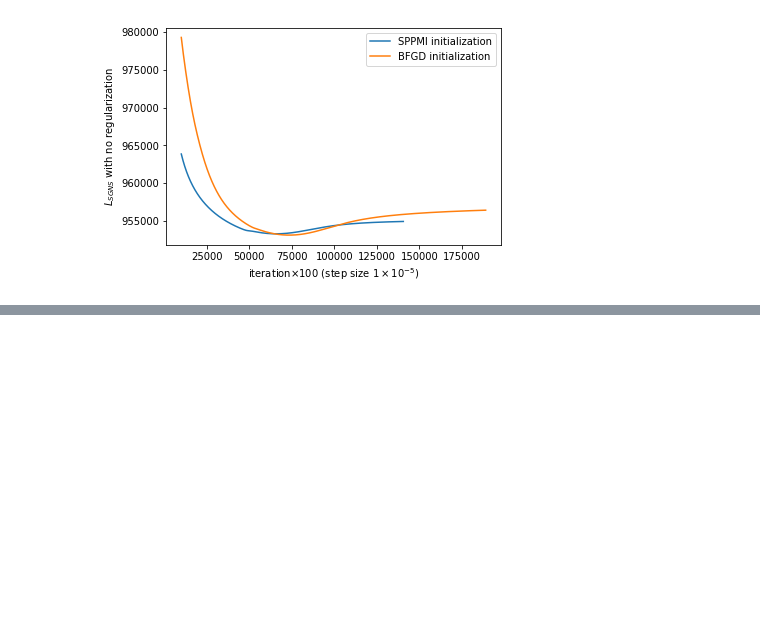
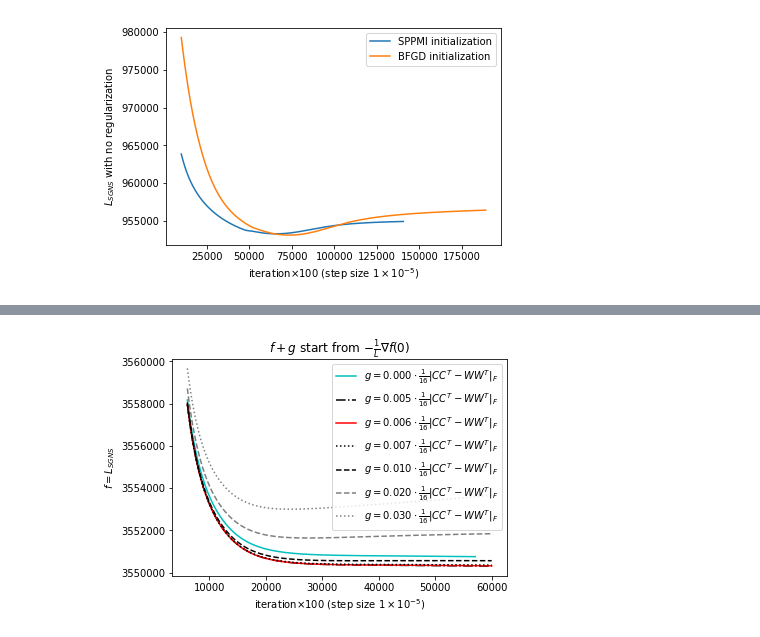
Before and after one commit to YerongLi/BFGD-sgns, a Jupyter notebook: plot.ipynb, the cells around one changed output, grey strips where cells are left out. Cells and saved outputs as stored; diff of their text form; code cells hidden in the pictures; blank space fills up the shorter version.

```diff
--- a/plot.ipynb
+++ b/plot.ipynb
@@ -61,2 +103,59 @@ plt.savefig('img/stepSizes')
+# %%
+plt.figure()
+start = 60
+end = 600
+
+with open('log.2x0reg0.000-1.txt') as file:
+    x=[]; y=[]
+    for line in file:
+        x.append(int(line.split(' ')[2]))
+        y.append(float(line.replace('(','').replace(')','').replace(',','').split(' ')[4]))
+    plt.plot(x[start:end],y[start:end], 'c', label='$g=0.000\cdot\\frac{1}{16}\\|CC^T-WW^T\\|_F$')
+
+with open('log.2x0reg0.005-1.txt') as file:
+    x=[]; y=[]
+    for line in file:
+        x.append(int(line.split(' ')[2]))
+        y.append(float(line.replace('(','').replace(')','').replace(',','').split(' ')[4]))
+    plt.plot(x[start:end],y[start:end], 'k-.',label='$g=0.005\cdot\\frac{1}{16}\\|CC^T-WW^T\\|_F$')
+
+with open('log.2x0reg0.006-1.txt') as file:
+    x=[]; y=[]
+    for line in file:
+        x.append(int(line.split(' ')[2]))
+        y.append(float(line.replace('(','').replace(')','').replace(',','').split(' ')[4]))
+    plt.plot(x[start:end],y[start:end], 'r',label='$g=0.006\cdot\\frac{1}{16}\\|CC^T-WW^T\\|_F$')
+
+with open('log.2x0reg0.007-1.txt') as file:
+    x=[]; y=[]
+    for line in file:
+        x.append(int(line.split(' ')[2]))
+        y.append(float(line.replace('(','').replace(')','').replace(',','').split(' ')[4]))
+    plt.plot(x[start:end],y[start:end], 'k:', label='$g=0.007\cdot\\frac{1}{16}\\|CC^T-WW^T\\|_F$')
+with open('log.2x0reg0.010-1.txt') as file:
+    x=[]; y=[]
+    for line in file:
+        x.append(int(line.split(' ')[2]))
+        y.append(float(line.replace('(','').replace(')','').replace(',','').split(' ')[4]))
+    plt.plot(x[start:end],y[start:end], 'k--',label='$g=0.010\cdot\\frac{1}{16}\\|CC^T-WW^T\\|_F$')
+with open('log.2x0reg0.020-1.txt') as file:
+    x=[]; y=[]
+    for line in file:
+        x.append(int(line.split(' ')[2]))
+        y.append(float(line.replace('(','').replace(')','').replace(',','').split(' ')[4]))
+    plt.plot(x[start:end],y[start:end], 'C7--',label='$g=0.020\cdot\\frac{1}{16}\\|CC^T-WW^T\\|_F$')
+with open('log.2x0reg0.030-1.txt') as file:
+    x=[]; y=[]
+    for line in file:
+        x.append(int(line.split(' ')[2]))
+        y.append(float(line.replace('(','').replace(')','').replace(',','').split(' ')[4]))
+    plt.plot(x[start:end],y[start:end], 'C7:',label='$g=0.030\cdot\\frac{1}{16}\\|CC^T-WW^T\\|_F$')
+plt.legend(loc='best')
+plt.title('$f+g$ start from $-\\frac{1}{L}\\nabla f(0)$')
+plt.xlabel('iteration$\\times 100$ (step size $1\\times10^{-5}$)')
+plt.ylabel('$f=L_{SGNS}$')
+plt.savefig('img/regularizationX0')
+# %% [output]
+[figure, added]
 # %%
 plt.figure()
```
Also changed, not shown: parts of 4 cells of this notebook, 23 other files.
